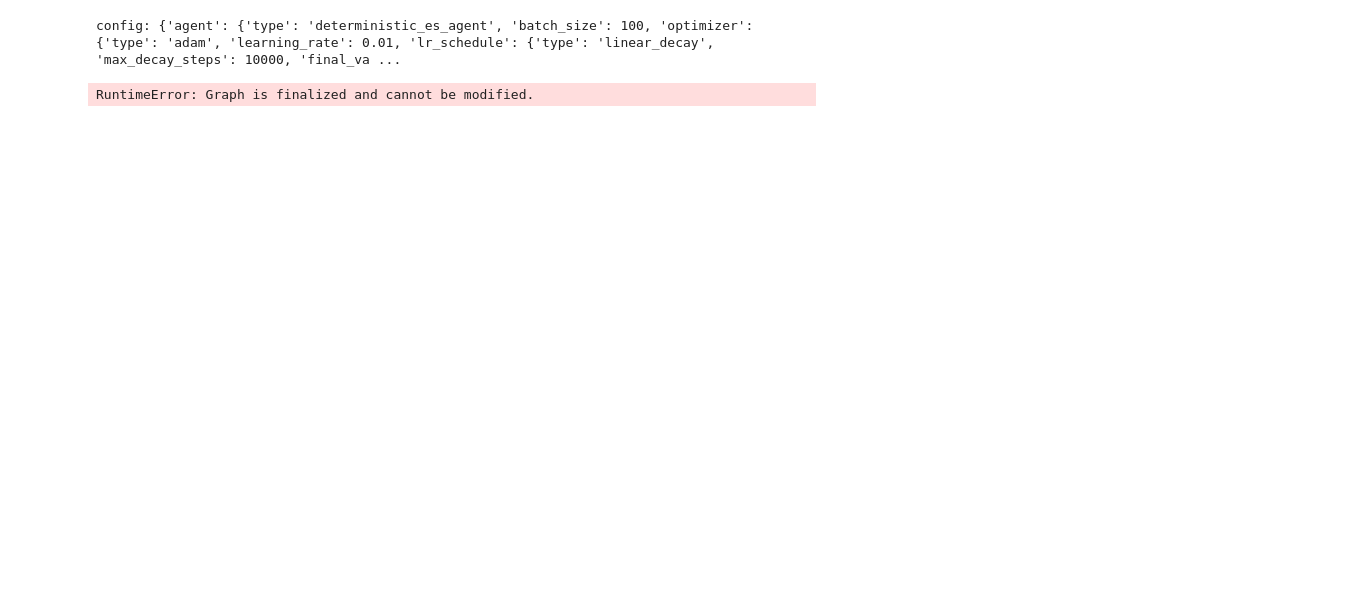
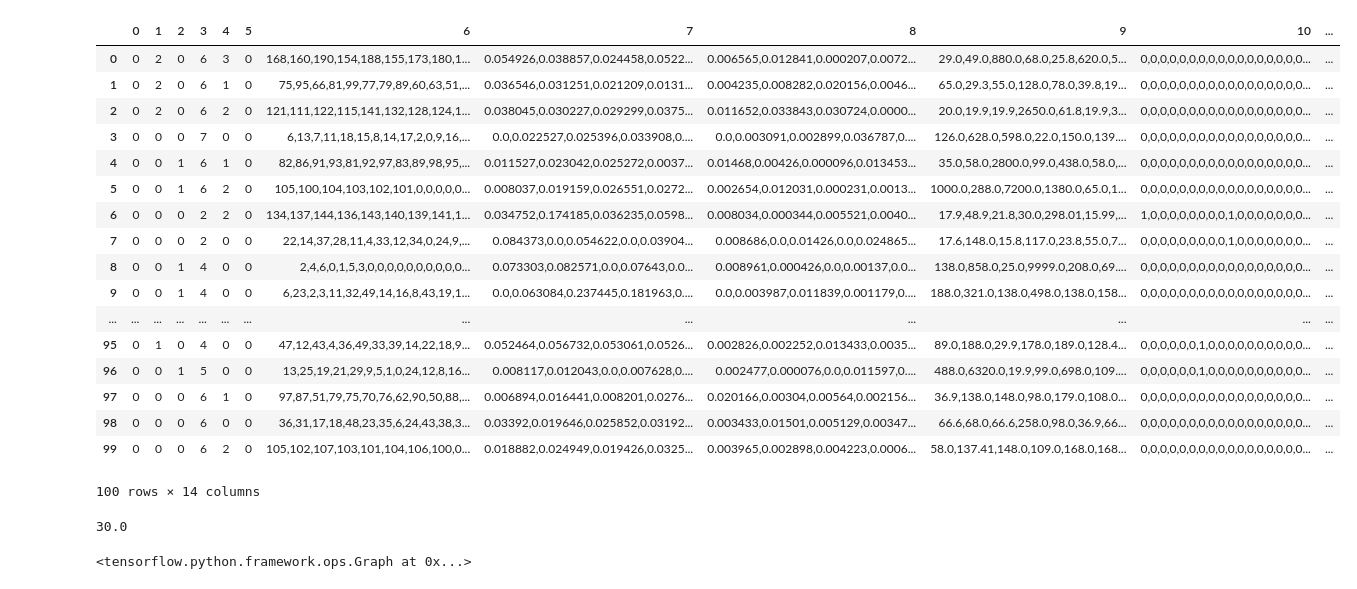
Before and after one commit to rec-agent/rec-rl, a Jupyter notebook: examples/rec_es/Untitled.ipynb, the cells around one changed output. Drawn from its saved outputs; the diff is of its cells as text; code cells hidden in the pictures; blank space fills up the shorter version.

```diff
--- a/examples/rec_es/Untitled.ipynb
+++ b/examples/rec_es/Untitled.ipynb
@@ -482,37 +0,0 @@ class RecTableEnv(MetaEnvironment):
-# %%
-import json
-with open('./rec_config_local.json', 'r') as fp:
-    config = json.load(fp=fp)
-print('config:', config)
-action_val = tf.constant(np.array([[1,1,1], [1,1,1], [1,0.83,0.83], [1,0.67,0.67], [1,0.5,0.5], [1,0.33,0.33], [1,0.17,0.17], [1,0.0,0.0]], dtype=np.float32))
-env = RecTableEnv(config)
-sess_config = tf.ConfigProto(allow_soft_placement=True,log_device_placement=True)
-sess_config.gpu_options.allow_growth = True
-sess = tf.Session(config=sess_config)
-env.set_session(sess)
-env.set_up()
-cur_action = tf.matmul(env.pageid_onehot, action_val)
-sess.run(tf.global_variables_initializer())
-sess.run(tf.local_variables_initializer())
-coord = tf.train.Coordinator()
-threads = tf.train.start_queue_runners(coord=coord, sess=sess)
-try:
-    for i in range(4):
-        print('pageid_onehot:', sess.run([env.reset()]))
-        print('pageid cached:', sess.run(env.cache_data['pageid']))
-        print('pageid cached again:', sess.run(env.cache_data['pageid']))
-        cur_action_val = sess.run(cur_action)
-        print('cur_action:', cur_action_val)
-        #print('cur_action again:', sess.run(cur_action))
-        next_state, terminal, reward = env.execute(cur_action_val)
-        print('reward:', reward)
-
-except tf.errors.OutOfRangeError:
-    print('data is out of range')
-finally:
-    coord.request_stop()
-    coord.join(threads)
-sess.close()
-# %% [output]
-config: {'agent': {'type': 'deterministic_es_agent', 'batch_size': 100, 'optimizer': {'type': 'adam', 'learning_rate': 0.01, 'lr_schedule': {'type': 'linear_decay', 'max_decay_steps': 10000, 'final_va ...
-RuntimeError: Graph is finalized and cannot be modified.
@@ -518,0 +3,39 @@ RuntimeError: Graph is finalized and cannot be modified.
+# %%
+small_data = pd.read_csv('rec_rl_data_small',sep=';',header=None)
+# %%
+small_data
+# %% [output]
+|  | 0 | 1 | 2 | 3 | 4 | 5 | 6 | 7 | 8 | 9 | 10 | ... |
+| 0 | 0 | 2 | 0 | 6 | 3 | 0 | 168,160,190,154,188,155,173,180,1... | 0.054926,0.038857,0.024458,0.0522... | 0.006565,0.012841,0.000207,0.0072... | 29.0,49.0,880.0,68.0,25.8,620.0,5... | 0,0,0,0,0,0,0,0,0,0,0,0,0,0,0,0,0... | ... |
+| 1 | 0 | 2 | 0 | 6 | 1 | 0 | 75,95,66,81,99,77,79,89,60,63,51,... | 0.036546,0.031251,0.021209,0.0131... | 0.004235,0.008282,0.020156,0.0046... | 65.0,29.3,55.0,128.0,78.0,39.8,19... | 0,0,0,0,0,0,0,0,0,0,0,0,0,0,0,0,0... | ... |
+| 2 | 0 | 2 | 0 | 6 | 2 | 0 | 121,111,122,115,141,132,128,124,1... | 0.038045,0.030227,0.029299,0.0375... | 0.011652,0.033843,0.030724,0.0000... | 20.0,19.9,19.9,2650.0,61.8,19.9,3... | 0,0,0,0,0,0,0,0,0,0,0,0,0,0,0,0,0... | ... |
+| 3 | 0 | 0 | 0 | 7 | 0 | 0 | 6,13,7,11,18,15,8,14,17,2,0,9,16,... | 0.0,0.022527,0.025396,0.033908,0.... | 0.0,0.003091,0.002899,0.036787,0.... | 126.0,628.0,598.0,22.0,150.0,139.... | 0,0,0,0,0,0,0,0,0,0,0,0,0,0,0,0,0... | ... |
+| 4 | 0 | 0 | 1 | 6 | 1 | 0 | 82,86,91,93,81,92,97,83,89,98,95,... | 0.011527,0.023042,0.025272,0.0037... | 0.01468,0.00426,0.000096,0.013453... | 35.0,58.0,2800.0,99.0,438.0,58.0,... | 0,0,0,0,0,0,0,0,0,0,0,0,0,0,0,0,0... | ... |
+| 5 | 0 | 0 | 1 | 6 | 2 | 0 | 105,100,104,103,102,101,0,0,0,0,0... | 0.008037,0.019159,0.026551,0.0272... | 0.002654,0.012031,0.000231,0.0013... | 1000.0,288.0,7200.0,1380.0,65.0,1... | 0,0,0,0,0,0,0,0,0,0,0,0,0,0,0,0,0... | ... |
+| 6 | 0 | 0 | 0 | 2 | 2 | 0 | 134,137,144,136,143,140,139,141,1... | 0.034752,0.174185,0.036235,0.0598... | 0.008034,0.000344,0.005521,0.0040... | 17.9,48.9,21.8,30.0,298.01,15.99,... | 1,0,0,0,0,0,0,0,0,1,0,0,0,0,0,0,0... | ... |
+| 7 | 0 | 0 | 0 | 2 | 0 | 0 | 22,14,37,28,11,4,33,12,34,0,24,9,... | 0.084373,0.0,0.054622,0.0,0.03904... | 0.008686,0.0,0.01426,0.0,0.024865... | 17.6,148.0,15.8,117.0,23.8,55.0,7... | 0,0,0,0,0,0,0,0,0,1,0,0,0,0,0,0,0... | ... |
+| 8 | 0 | 0 | 1 | 4 | 0 | 0 | 2,4,6,0,1,5,3,0,0,0,0,0,0,0,0,0,0... | 0.073303,0.082571,0.0,0.07643,0.0... | 0.008961,0.000426,0.0,0.00137,0.0... | 138.0,858.0,25.0,9999.0,208.0,69.... | 0,0,0,0,0,0,0,0,0,0,0,0,0,0,0,0,0... | ... |
+| 9 | 0 | 0 | 1 | 4 | 0 | 0 | 6,23,2,3,11,32,49,14,16,8,43,19,1... | 0.0,0.063084,0.237445,0.181963,0.... | 0.0,0.003987,0.011839,0.001179,0.... | 188.0,321.0,138.0,498.0,138.0,158... | 0,0,0,0,0,0,0,0,0,0,0,0,0,0,0,0,0... | ... |
+| ... | ... | ... | ... | ... | ... | ... | ... | ... | ... | ... | ... | ... |
+| 95 | 0 | 1 | 0 | 4 | 0 | 0 | 47,12,43,4,36,49,33,39,14,22,18,9... | 0.052464,0.056732,0.053061,0.0526... | 0.002826,0.002252,0.013433,0.0035... | 89.0,188.0,29.9,178.0,189.0,128.4... | 0,0,0,0,0,0,1,0,0,0,0,0,0,0,0,0,0... | ... |
+| 96 | 0 | 0 | 1 | 5 | 0 | 0 | 13,25,19,21,29,9,5,1,0,24,12,8,16... | 0.008117,0.012043,0.0,0.007628,0.... | 0.002477,0.000076,0.0,0.011597,0.... | 488.0,6320.0,19.9,99.0,698.0,109.... | 0,0,0,0,0,0,1,0,0,0,0,0,0,0,0,0,0... | ... |
+| 97 | 0 | 0 | 0 | 6 | 1 | 0 | 97,87,51,79,75,70,76,62,90,50,88,... | 0.006894,0.016441,0.008201,0.0276... | 0.020166,0.00304,0.00564,0.002156... | 36.9,138.0,148.0,98.0,179.0,108.0... | 0,0,0,0,0,0,0,0,0,0,0,0,0,0,0,0,0... | ... |
+| 98 | 0 | 0 | 0 | 6 | 0 | 0 | 36,31,17,18,48,23,35,6,24,43,38,3... | 0.03392,0.019646,0.025852,0.03192... | 0.003433,0.01501,0.005129,0.00347... | 66.6,68.0,66.6,258.0,98.0,36.9,66... | 0,0,0,0,0,0,0,0,0,0,0,0,0,0,0,0,0... | ... |
+| 99 | 0 | 0 | 0 | 6 | 2 | 0 | 105,102,107,103,101,104,106,100,0... | 0.018882,0.024949,0.019426,0.0325... | 0.003965,0.002898,0.004223,0.0006... | 58.0,137.41,148.0,109.0,168.0,168... | 0,0,0,0,0,0,0,0,0,0,0,0,0,0,0,0,0... | ... |
+100 rows × 14 columns
+# %%
+import tensorflow as tf
+# Build a graph.
+a = tf.constant(5.0)
+b = tf.constant(6.0)
+c = a * b
+
+# Launch the graph in a session.
+sess = tf.Session()
+
+# Evaluate the tensor `c`.
+print (sess.run(c))
+sess.graph
+# %% [output]
+30.0
+<tensorflow.python.framework.ops.Graph at 0x...>
```
Also changed, not shown: parts of 16 cells of this notebook, 6 other files.
